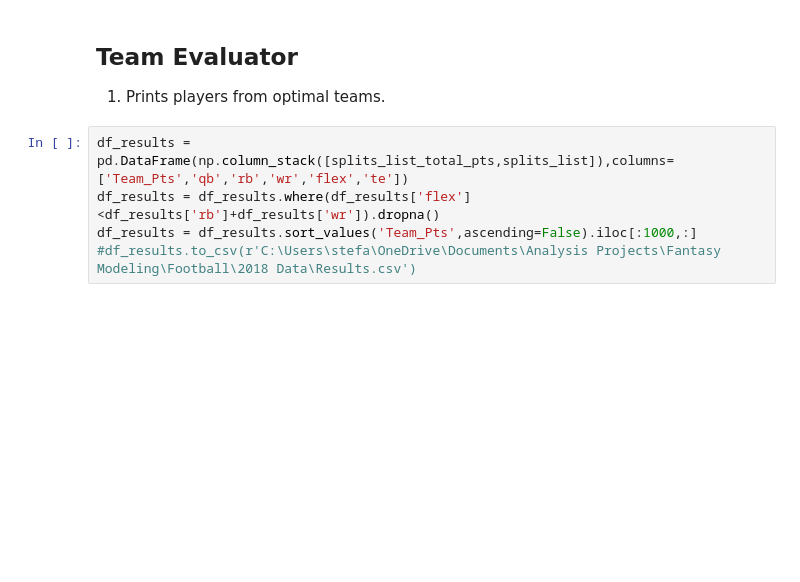
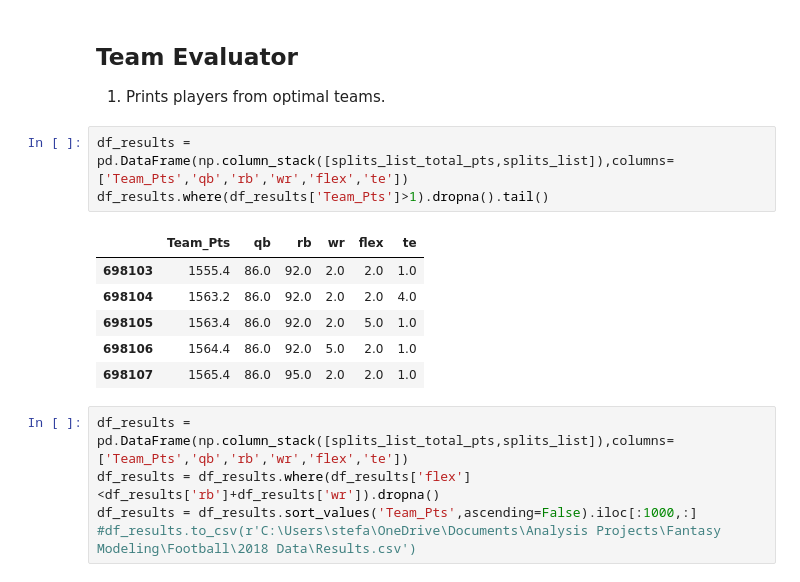
Before and after one commit to flint-hasset/Fantasy-Football, a Jupyter notebook: Fantasy Football VBD Model.ipynb, the cells around one changed output. Drawn from its saved outputs; the diff is of its cells as text; blank space fills up the shorter version.

```diff
--- a/Fantasy Football VBD Model.ipynb
+++ b/Fantasy Football VBD Model.ipynb
@@ -399,6 +401,16 @@ print("Hours for split_list: ","%.1f" % (mper_run*len(splits_list)/60) )
 # %% [markdown]
 ## Team Evaluator
 1. Prints players from optimal teams.
+# %%
+df_results =  pd.DataFrame(np.column_stack([splits_list_total_pts,splits_list]),columns=['Team_Pts','qb','rb','wr','flex','te'])
+df_results.where(df_results['Team_Pts']>1).dropna().tail()
+# %% [output]
+|  | Team_Pts | qb | rb | wr | flex | te |
+| 698103 | 1555.4 | 86.0 | 92.0 | 2.0 | 2.0 | 1.0 |
+| 698104 | 1563.2 | 86.0 | 92.0 | 2.0 | 2.0 | 4.0 |
+| 698105 | 1563.4 | 86.0 | 92.0 | 2.0 | 5.0 | 1.0 |
+| 698106 | 1564.4 | 86.0 | 92.0 | 5.0 | 2.0 | 1.0 |
+| 698107 | 1565.4 | 86.0 | 95.0 | 2.0 | 2.0 | 1.0 |
 # %%
 df_results =  pd.DataFrame(np.column_stack([splits_list_total_pts,splits_list]),columns=['Team_Pts','qb','rb','wr','flex','te'])
 df_results = df_results.where(df_results['flex']<df_results['rb']+df_results['wr']).dropna()
```
Also changed, not shown: parts of 9 cells of this notebook.
